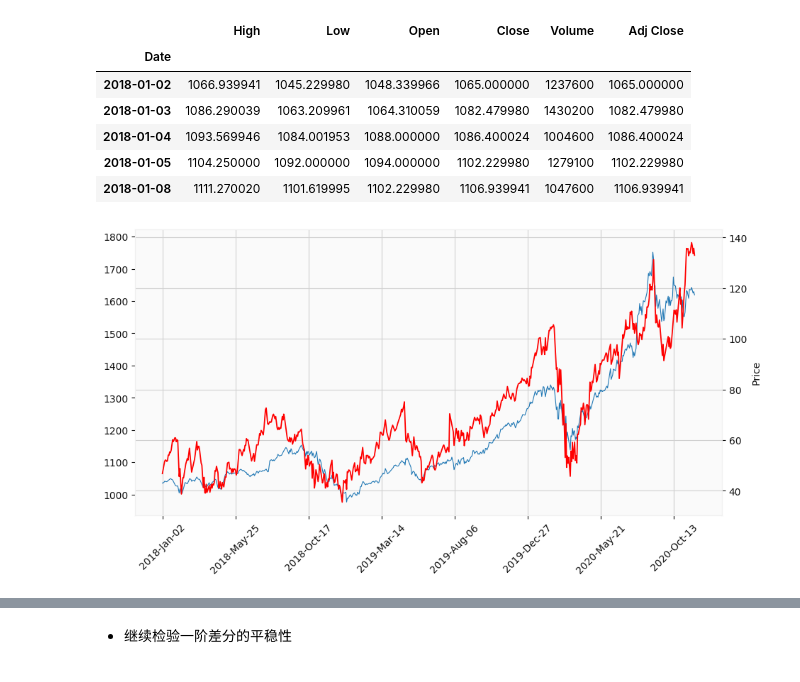
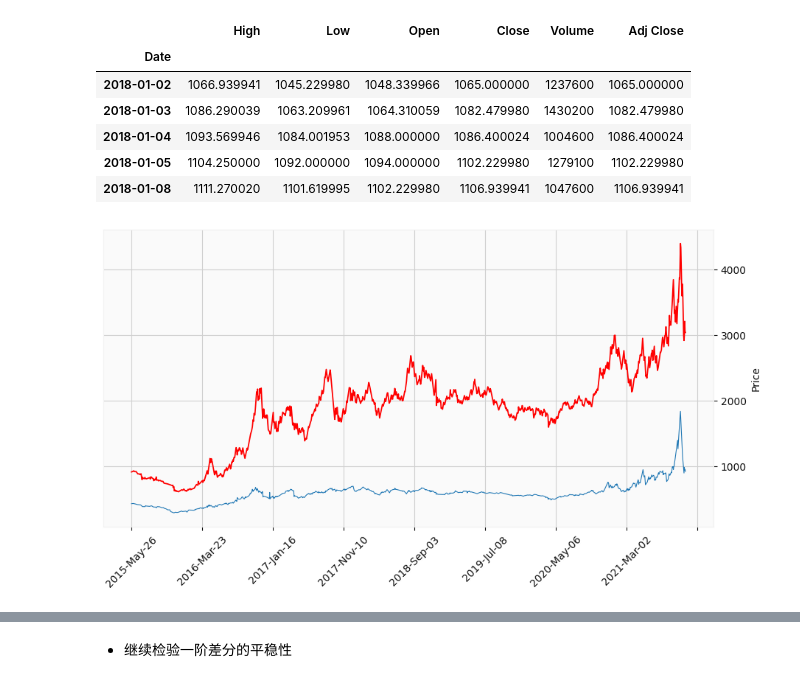
Before and after one commit to christinemu/quant-trading, a Jupyter notebook: tradingModels-EnergyFinance.ipynb, the cells around one changed output, grey strips where cells are left out. Cells and saved outputs as stored; diff of their text form; code cells hidden in the pictures.

```diff
--- a/tradingModels-EnergyFinance.ipynb
+++ b/tradingModels-EnergyFinance.ipynb
@@ -247,0 +292,4 @@ import statsmodels.api as sm
+# %%
+zcdf = pd.read_csv('./data/zccontinuous.csv',parse_dates=True,index_col=0)
+zcdf.columns = ['open','high','low','close','volume','openinterest','adj']
+zcdf
@@ -247,0 +311,4 @@ import statsmodels.api as sm
+# %%
+jdf = pd.read_csv('./data/jcontinuous.csv',parse_dates=True,index_col=0)
+jdf.columns = ['open','high','low','close','volume','openinterest','adj']
+jdf
@@ -247,0 +330,3 @@ import statsmodels.api as sm
+# %%
+newdf = zcdf.merge(jdf,how='inner',left_index=True,right_index=True)
+newdf
@@ -248,3 +348,8 @@ import statsmodels.api as sm
+# %%
+newzcdf = newdf.loc[:,['open_x','high_x','low_x','close_x']]
+newjdf = newdf.loc[:,['open_y','high_y','low_y','close_y']]
+newzcdf.columns = ['open','high','low','close']
+newjdf.columns = ['open','high','low','close']
 # %%
 retAapl = web.DataReader('AAPL',start='2018-1-1',end='2020-11-20',data_source='yahoo')
 retAapl.head()
@@ -266,7 +371,7 @@ retGoog.head()
 | 2018-01-05 | 1104.250000 | 1092.000000 | 1094.000000 | 1102.229980 | 1279100 | 1102.229980 |
 | 2018-01-08 | 1111.270020 | 1101.619995 | 1102.229980 | 1106.939941 | 1047600 | 1106.939941 |
 # %%
-subfig = mpf.make_addplot(retGoog['Close'],color='red')
-mpf.plot(retAapl,type='line',style='yahoo',addplot=subfig,figratio=(12,6),figscale=1)
+subfig = mpf.make_addplot(newjdf['open'],color='red')
+mpf.plot(newzcdf,type='line',style='yahoo',addplot=subfig,figratio=(12,6),figscale=1,tight_layout=False)
 # %% [output]
-[figure, old version]
+[figure, new version]
```
Also changed, not shown: parts of 91 cells of this notebook, 4 other files.
